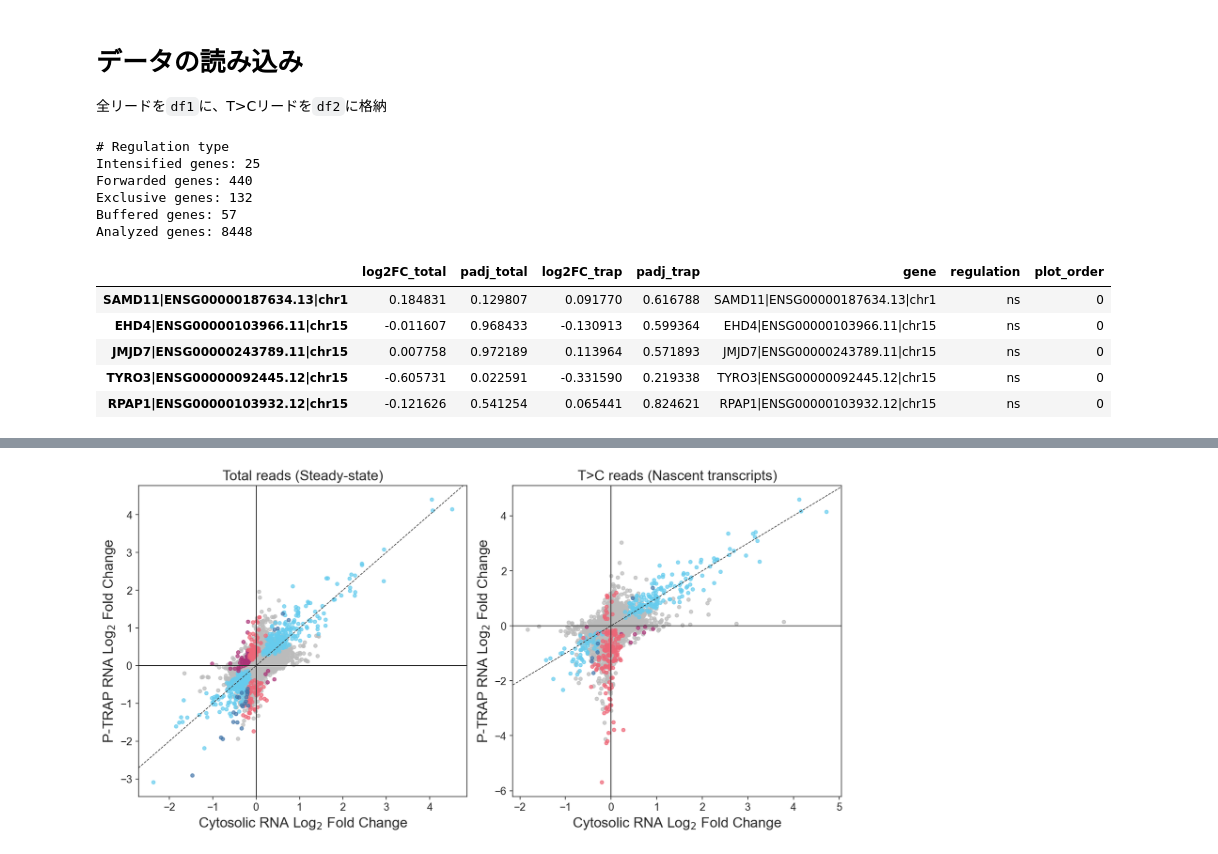
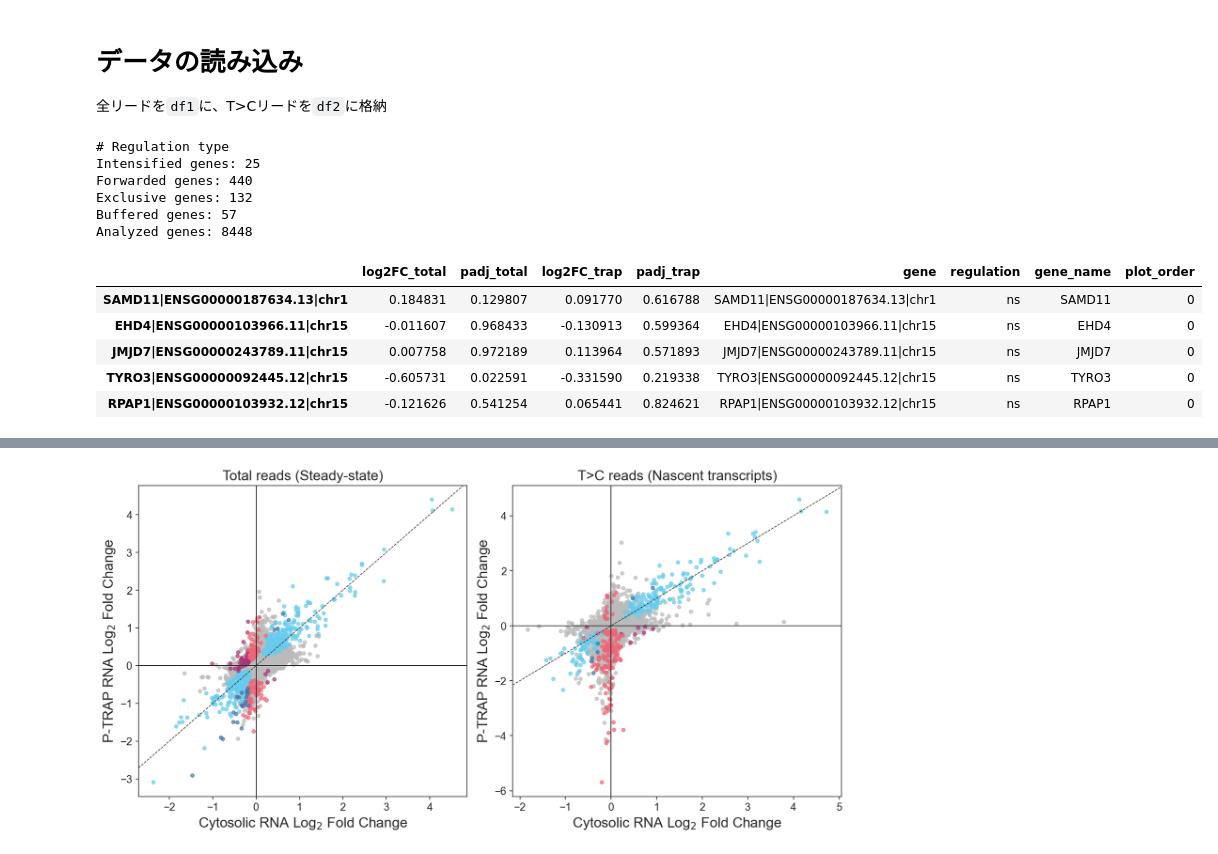
Before and after one commit to hirosome/2023-trap-upr, a Jupyter notebook: ipynb/figure_7.ipynb, the cells around one changed output, grey strips where cells are left out. Drawn from its saved outputs; the diff is of its cells as text; code cells hidden in the pictures.

```diff
--- a/ipynb/figure_7.ipynb
+++ b/ipynb/figure_7.ipynb
@@ -26,6 +26,9 @@ def regulation(df):
         return "buffered"
     else:
         return "ns"
+
+def get_gene_name(df):
+    return df["gene"].split("|")[0]
 # %% [markdown]
 # データの読み込み
 全リードを`df1`に、T>Cリードを`df2`に格納
@@ -56,39 +59,40 @@ with open(path + "buffered.txt") as f:
 print(f"""# Regulation type
 Intensified genes: {len(intensified)}
 Forwarded genes: {len(forwarded)}
 Exclusive genes: {len(exclusive)}
 Buffered genes: {len(buffered)} """)
 
 df_total = pd.read_csv(input_total, sep="\t")[["log2FoldChange", "padj"]]
 df_trap = pd.read_csv(input_trap, sep="\t")[["log2FoldChange", "padj"]]
 df = pd.merge(df_total, df_trap, left_index=True, right_index=True ).dropna()
 df.columns = ["log2FC_total", "padj_total", "log2FC_trap", "padj_trap"]
 
 df["gene"] = df.index
 df["regulation"] = df.apply(regulation, axis=1)
+df["gene_name"] =df.apply(get_gene_name, axis=1)
 
 print(f"Analyzed genes: {len(df)}")
 
  # reorder df
 df["plot_order"] = df["regulation"].map(plot_order)
 df1 = df.sort_values("plot_order")
 
 df1.to_csv("../results/tables//deltaTE_ReadCount.csv")
 
 df1.head()
 # %% [output]
 # Regulation type
 Intensified genes: 25
 Forwarded genes: 440
 Exclusive genes: 132
 Buffered genes: 57
 Analyzed genes: 8448
-|  | log2FC_total | padj_total | log2FC_trap | padj_trap | gene | regulation | plot_order |
-| SAMD11|ENSG00000187634.13|chr1 | 0.184831 | 0.129807 | 0.091770 | 0.616788 | SAMD11|ENSG00000187634.13|chr1 | ns | 0 |
-| EHD4|ENSG00000103966.11|chr15 | -0.011607 | 0.968433 | -0.130913 | 0.599364 | EHD4|ENSG00000103966.11|chr15 | ns | 0 |
-| JMJD7|ENSG00000243789.11|chr15 | 0.007758 | 0.972189 | 0.113964 | 0.571893 | JMJD7|ENSG00000243789.11|chr15 | ns | 0 |
-| TYRO3|ENSG00000092445.12|chr15 | -0.605731 | 0.022591 | -0.331590 | 0.219338 | TYRO3|ENSG00000092445.12|chr15 | ns | 0 |
-| RPAP1|ENSG00000103932.12|chr15 | -0.121626 | 0.541254 | 0.065441 | 0.824621 | RPAP1|ENSG00000103932.12|chr15 | ns | 0 |
+|  | log2FC_total | padj_total | log2FC_trap | padj_trap | gene | regulation | gene_name | plot_order |
+| SAMD11|ENSG00000187634.13|chr1 | 0.184831 | 0.129807 | 0.091770 | 0.616788 | SAMD11|ENSG00000187634.13|chr1 | ns | SAMD11 | 0 |
+| EHD4|ENSG00000103966.11|chr15 | -0.011607 | 0.968433 | -0.130913 | 0.599364 | EHD4|ENSG00000103966.11|chr15 | ns | EHD4 | 0 |
+| JMJD7|ENSG00000243789.11|chr15 | 0.007758 | 0.972189 | 0.113964 | 0.571893 | JMJD7|ENSG00000243789.11|chr15 | ns | JMJD7 | 0 |
+| TYRO3|ENSG00000092445.12|chr15 | -0.605731 | 0.022591 | -0.331590 | 0.219338 | TYRO3|ENSG00000092445.12|chr15 | ns | TYRO3 | 0 |
+| RPAP1|ENSG00000103932.12|chr15 | -0.121626 | 0.541254 | 0.065441 | 0.824621 | RPAP1|ENSG00000103932.12|chr15 | ns | RPAP1 | 0 |
 # %%
 read_type = "tc"
 
```
Also changed, not shown: parts of 1 cell of this notebook, 34 other files.
